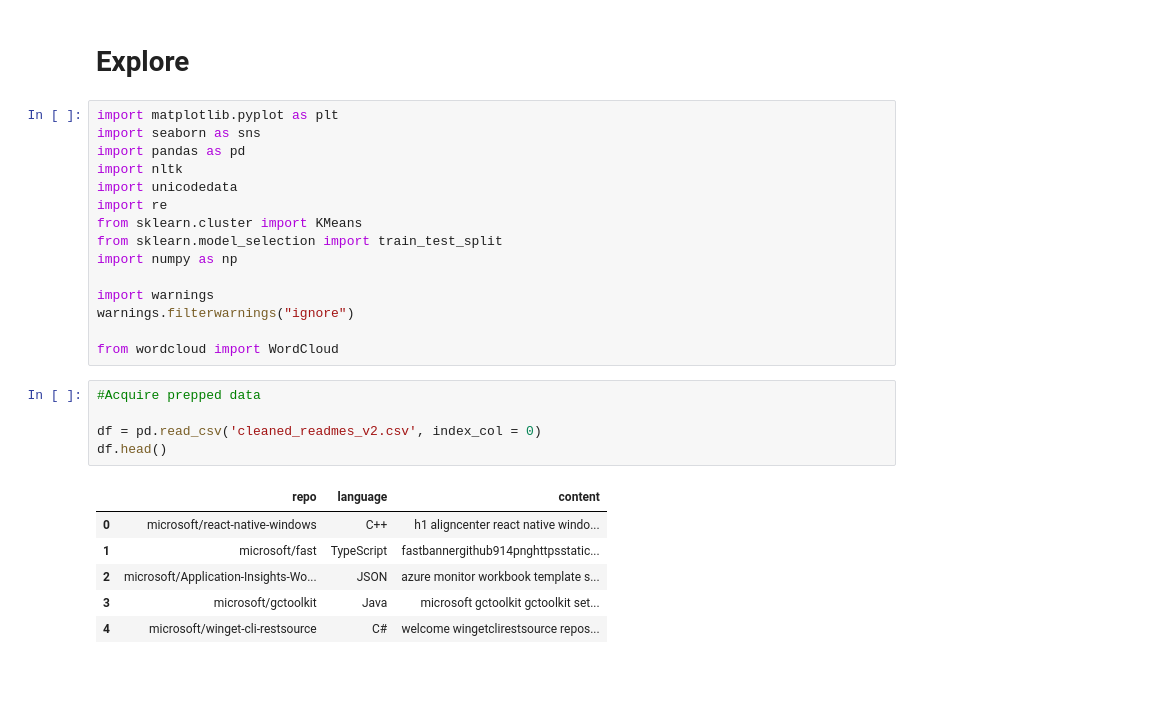
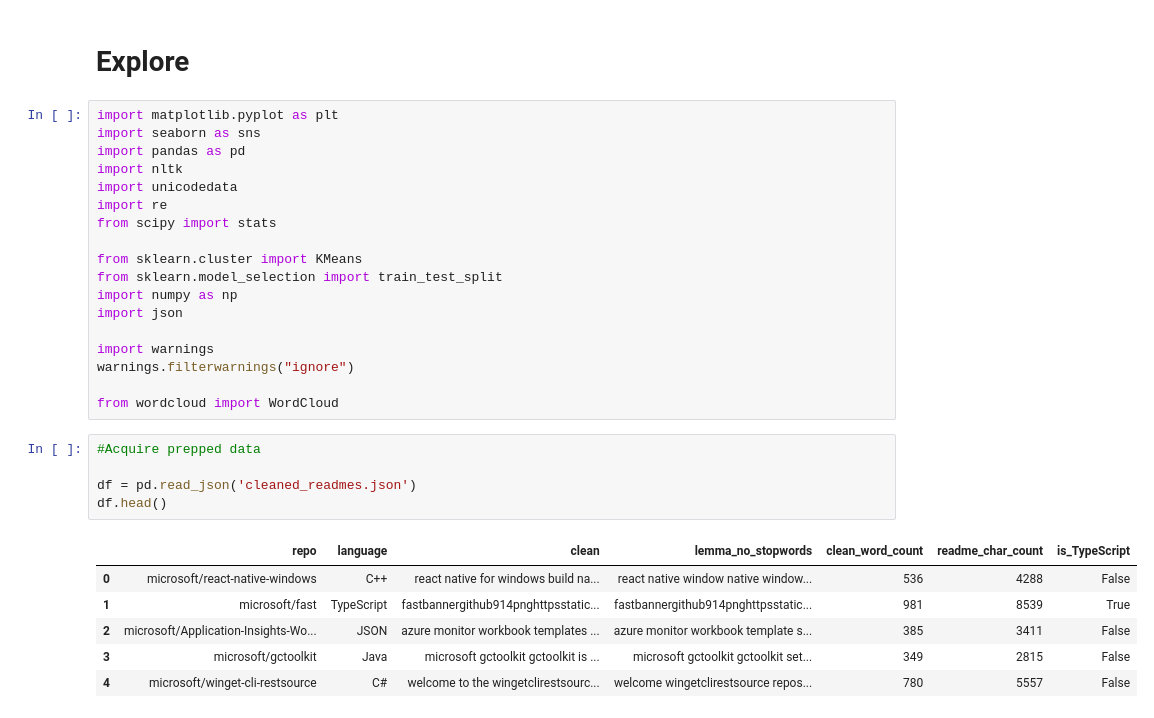
Before and after one commit to lets-talk-codeup/github-guesser, a Jupyter notebook: explore.ipynb, the cells around one changed output. Drawn from its saved outputs; the diff is of its cells as text; blank space fills up the shorter version.

```diff
--- a/explore.ipynb
+++ b/explore.ipynb
@@ -7,9 +7,12 @@ import pandas as pd
 import nltk
 import unicodedata
 import re
+from scipy import stats
+
 from sklearn.cluster import KMeans
 from sklearn.model_selection import train_test_split
 import numpy as np
+import json
 
 import warnings
 warnings.filterwarnings("ignore")
@@ -18,12 +21,12 @@ from wordcloud import WordCloud
 # %%
 #Acquire prepped data
 
-df = pd.read_csv('cleaned_readmes_v2.csv', index_col = 0)
+df = pd.read_json('cleaned_readmes.json')
 df.head()
 # %% [output]
-|  | repo | language | content |
-| 0 | microsoft/react-native-windows | C++ | h1 aligncenter react native windo... |
-| 1 | microsoft/fast | TypeScript | fastbannergithub914pnghttpsstatic... |
-| 2 | microsoft/Application-Insights-Wo... | JSON | azure monitor workbook template s... |
-| 3 | microsoft/gctoolkit | Java | microsoft gctoolkit gctoolkit set... |
-| 4 | microsoft/winget-cli-restsource | C# | welcome wingetclirestsource repos... |
+|  | repo | language | clean | lemma_no_stopwords | clean_word_count | readme_char_count | is_TypeScript |
+| 0 | microsoft/react-native-windows | C++ | react native for windows build na... | react native window native window... | 536 | 4288 | False |
+| 1 | microsoft/fast | TypeScript | fastbannergithub914pnghttpsstatic... | fastbannergithub914pnghttpsstatic... | 981 | 8539 | True |
+| 2 | microsoft/Application-Insights-Wo... | JSON | azure monitor workbook templates ... | azure monitor workbook template s... | 385 | 3411 | False |
+| 3 | microsoft/gctoolkit | Java | microsoft gctoolkit gctoolkit is ... | microsoft gctoolkit gctoolkit set... | 349 | 2815 | False |
+| 4 | microsoft/winget-cli-restsource | C# | welcome to the wingetclirestsourc... | welcome wingetclirestsource repos... | 780 | 5557 | False |
```
Also changed, not shown: parts of 84 cells of this notebook.
